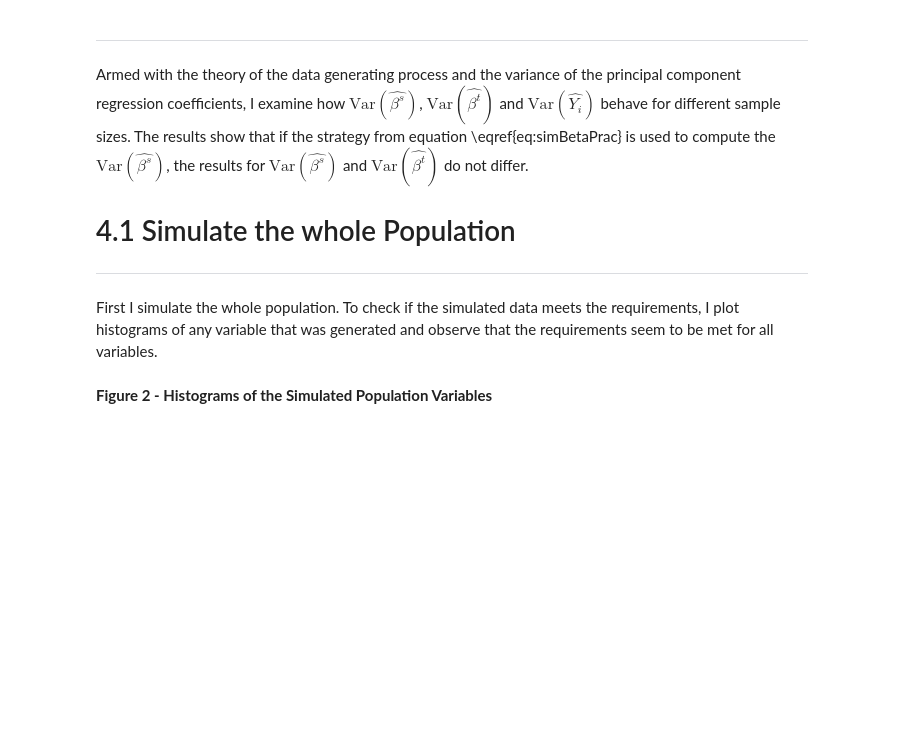
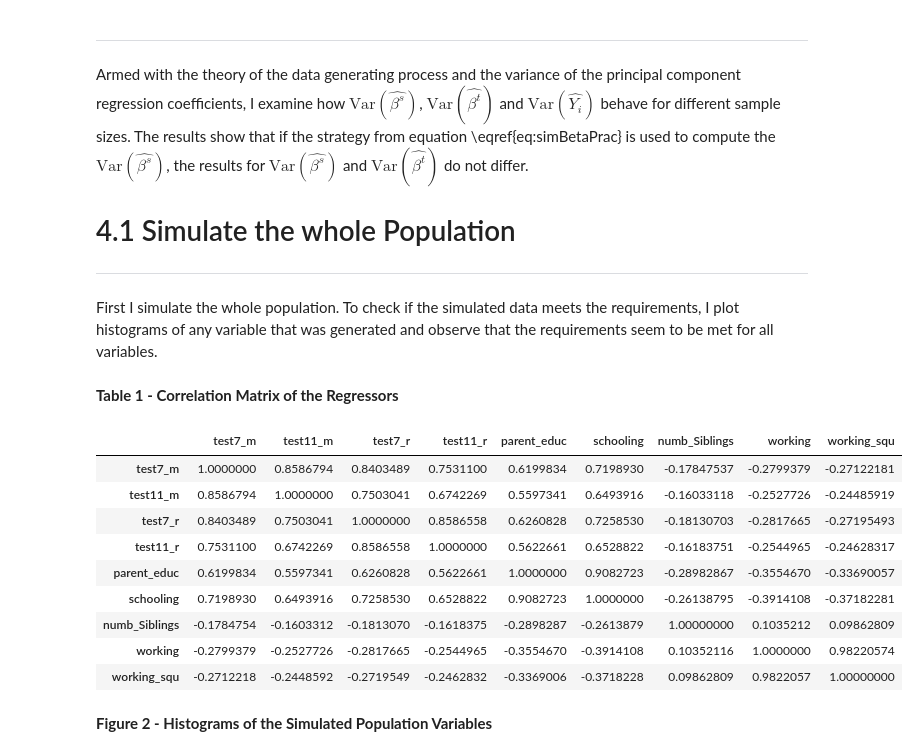
Before and after one commit to manuhuth/PCR-Parameter-Variance-Analysis, a Jupyter notebook: Notebook.ipynb, the cells around one changed output. Drawn from its saved outputs; the diff is of its cells as text; code cells hidden in the pictures; blank space fills up the shorter version.

```diff
--- a/Notebook.ipynb
+++ b/Notebook.ipynb
@@ -280,6 +280,21 @@ colnames(corr) <-  c('test7_m', 'test11_m', 'test7_r', 'test11_r', 'parent_educ'
 rownames(corr) <-   c('test7_m', 'test11_m', 'test7_r', 'test11_r', 'parent_educ', 'schooling', 'numb_Siblings', 'working', 'working_squ')
 phi <- eigen(VCV)$vectors #compute eigenvectors of the variance covariance marix -> one solution from 2^9 = 512
 lambda <- eigen(VCV)$values ##compute eigenvalues of the variance covariance marix -> unique
+# %% [markdown]
+**Table 1 - Correlation Matrix of the Regressors**
+# %%
+corr
+# %% [output]
+|  | test7_m | test11_m | test7_r | test11_r | parent_educ | schooling | numb_Siblings | working | working_squ |
+| test7_m | 1.0000000 | 0.8586794 | 0.8403489 | 0.7531100 | 0.6199834 | 0.7198930 | -0.17847537 | -0.2799379 | -0.27122181 |
+| test11_m | 0.8586794 | 1.0000000 | 0.7503041 | 0.6742269 | 0.5597341 | 0.6493916 | -0.16033118 | -0.2527726 | -0.24485919 |
+| test7_r | 0.8403489 | 0.7503041 | 1.0000000 | 0.8586558 | 0.6260828 | 0.7258530 | -0.18130703 | -0.2817665 | -0.27195493 |
+| test11_r | 0.7531100 | 0.6742269 | 0.8586558 | 1.0000000 | 0.5622661 | 0.6528822 | -0.16183751 | -0.2544965 | -0.24628317 |
+| parent_educ | 0.6199834 | 0.5597341 | 0.6260828 | 0.5622661 | 1.0000000 | 0.9082723 | -0.28982867 | -0.3554670 | -0.33690057 |
+| schooling | 0.7198930 | 0.6493916 | 0.7258530 | 0.6528822 | 0.9082723 | 1.0000000 | -0.26138795 | -0.3914108 | -0.37182281 |
+| numb_Siblings | -0.1784754 | -0.1603312 | -0.1813070 | -0.1618375 | -0.2898287 | -0.2613879 | 1.00000000 | 0.1035212 | 0.09862809 |
+| working | -0.2799379 | -0.2527726 | -0.2817665 | -0.2544965 | -0.3554670 | -0.3914108 | 0.10352116 | 1.0000000 | 0.98220574 |
+| working_squ | -0.2712218 | -0.2448592 | -0.2719549 | -0.2462832 | -0.3369006 | -0.3718228 | 0.09862809 | 0.9822057 | 1.00000000 |
 # %% [markdown]
 **Figure 2 - Histograms of the Simulated Population Variables**
 # %%
```
Also changed, not shown: parts of 1 cell of this notebook.
